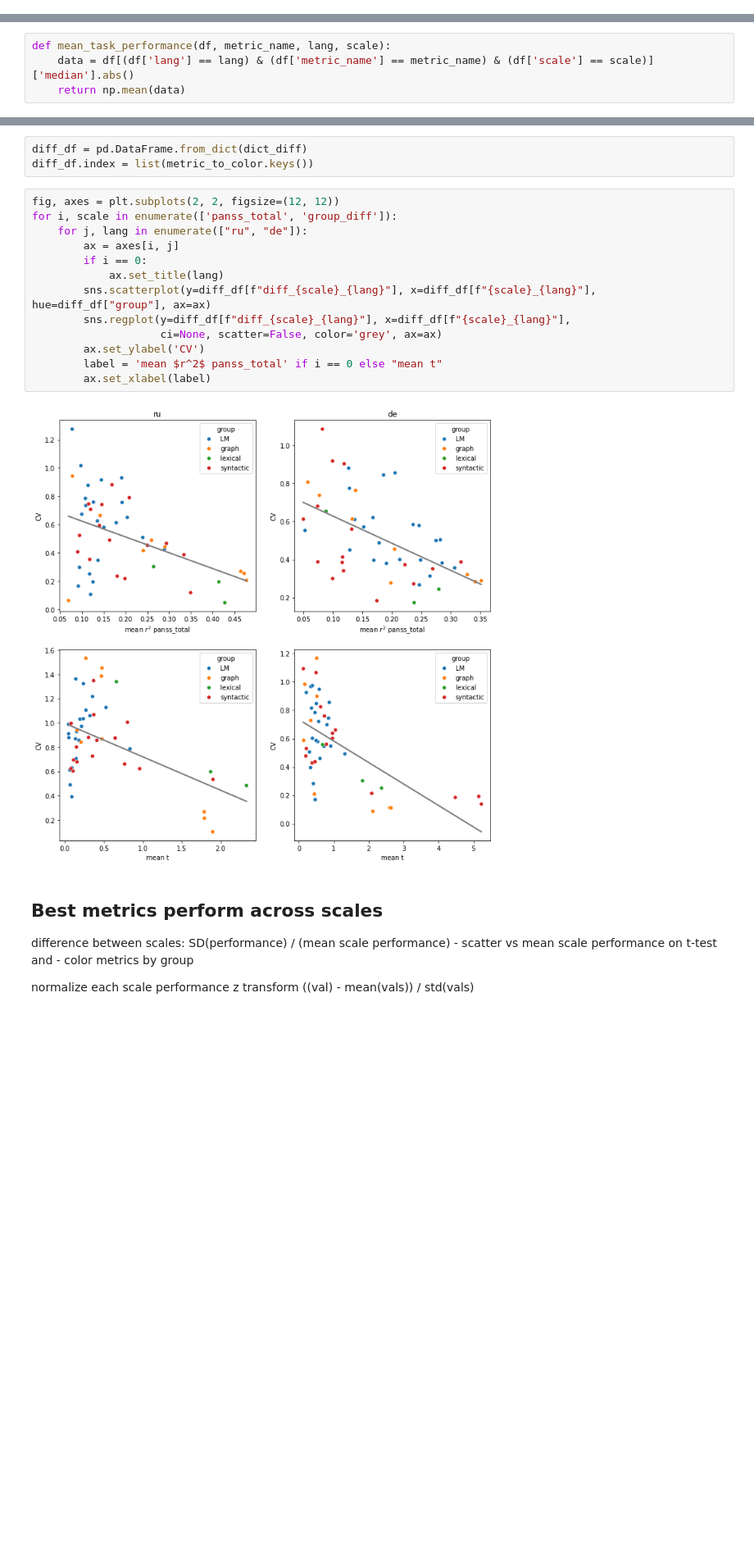
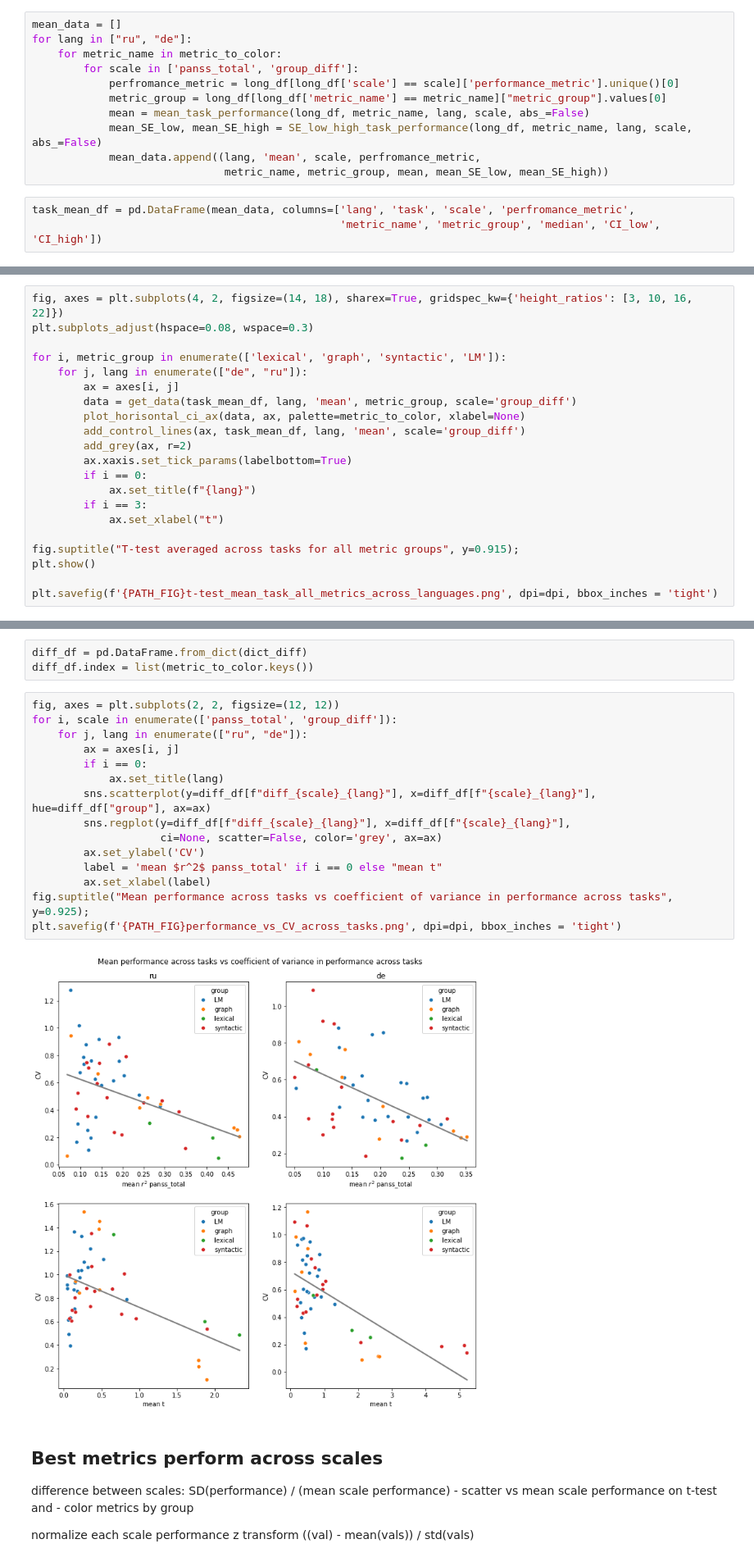
Before and after one commit to flying-bear/MA_thesis, a Jupyter notebook: images_for_paper.ipynb, the cells around one changed output, grey strips where cells are left out. Shown at 82% size. Drawn from its saved outputs; the diff is of its cells as text; blank space fills up the shorter version.

```diff
--- a/images_for_paper.ipynb
+++ b/images_for_paper.ipynb
@@ -285,0 +326,14 @@ plt.savefig(f'{PATH_FIG}t-test_best_task_all_metrics_across_languages.png', dpi=
+# %%
+mean_data = []
+for lang in ["ru", "de"]:
+    for metric_name in metric_to_color:
+        for scale in ['panss_total', 'group_diff']:
+            perfromance_metric = long_df[long_df['scale'] == scale]['performance_metric'].unique()[0]
+            metric_group = long_df[long_df['metric_name'] == metric_name]["metric_group"].values[0]
+            mean = mean_task_performance(long_df, metric_name, lang, scale, abs_=False)
+            mean_SE_low, mean_SE_high = SE_low_high_task_performance(long_df, metric_name, lang, scale, abs_=False)
+            mean_data.append((lang, 'mean', scale, perfromance_metric,
+                              metric_name, metric_group, mean, mean_SE_low, mean_SE_high))
+# %%
+task_mean_df = pd.DataFrame(mean_data, columns=['lang', 'task', 'scale', 'perfromance_metric',
+                                                'metric_name', 'metric_group', 'median', 'CI_low', 'CI_high'])
@@ -285,0 +406,21 @@ plt.savefig(f'{PATH_FIG}t-test_best_task_all_metrics_across_languages.png', dpi=
+# %%
+fig, axes = plt.subplots(4, 2, figsize=(14, 18), sharex=True, gridspec_kw={'height_ratios': [3, 10, 16, 22]})
+plt.subplots_adjust(hspace=0.08, wspace=0.3)
+
+for i, metric_group in enumerate(['lexical', 'graph', 'syntactic', 'LM']):
+    for j, lang in enumerate(["de", "ru"]):
+        ax = axes[i, j]
+        data = get_data(task_mean_df, lang, 'mean', metric_group, scale='group_diff')
+        plot_horisontal_ci_ax(data, ax, palette=metric_to_color, xlabel=None)
+        add_control_lines(ax, task_mean_df, lang, 'mean', scale='group_diff')
+        add_grey(ax, r=2)
+        ax.xaxis.set_tick_params(labelbottom=True)
+        if i == 0:
+            ax.set_title(f"{lang}")
+        if i == 3:
+            ax.set_xlabel("t")
+
+fig.suptitle("T-test averaged across tasks for all metric groups", y=0.915);
+plt.show()
+
+plt.savefig(f'{PATH_FIG}t-test_mean_task_all_metrics_across_languages.png', dpi=dpi, bbox_inches = 'tight')
@@ -383,10 +527,6 @@ difference between tasks: SD(performance) / (mean task performance) - scatter vs
 def diff_task_performance(df, metric_name, lang, scale):
     data = df[(df['lang'] == lang) & (df['metric_name'] == metric_name) & (df['scale'] == scale)]['median'].abs()
     return np.std(data) / np.mean(data)
-# %%
-def mean_task_performance(df, metric_name, lang, scale):
-    data = df[(df['lang'] == lang) & (df['metric_name'] == metric_name) & (df['scale'] == scale)]['median'].abs()
-    return np.mean(data)
 # %%
 dict_diff = {"group": [],
              "diff_group_diff_de": [], "diff_group_diff_ru": [],
@@ -409,18 +549,20 @@ diff_df.index = list(metric_to_color.keys())
 # %%
 fig, axes = plt.subplots(2, 2, figsize=(12, 12))
 for i, scale in enumerate(['panss_total', 'group_diff']):
     for j, lang in enumerate(["ru", "de"]):
         ax = axes[i, j]
         if i == 0:
             ax.set_title(lang)
         sns.scatterplot(y=diff_df[f"diff_{scale}_{lang}"], x=diff_df[f"{scale}_{lang}"], hue=diff_df["group"], ax=ax)
         sns.regplot(y=diff_df[f"diff_{scale}_{lang}"], x=diff_df[f"{scale}_{lang}"],
                     ci=None, scatter=False, color='grey', ax=ax)
         ax.set_ylabel('CV')
         label = 'mean $r^2$ panss_total' if i == 0 else "mean t"
         ax.set_xlabel(label)
+fig.suptitle("Mean performance across tasks vs coefficient of variance in performance across tasks", y=0.925);
+plt.savefig(f'{PATH_FIG}performance_vs_CV_across_tasks.png', dpi=dpi, bbox_inches = 'tight')
 # %% [output]
-[figure, old version]
+[figure, new version]
 # %% [markdown]
 ## Best metrics perform across scales
 difference between scales: SD(performance) / (mean scale performance) - scatter vs mean scale performance on t-test and - color metrics by group
```
Also changed, not shown: parts of 14 cells of this notebook, 2 other files.
